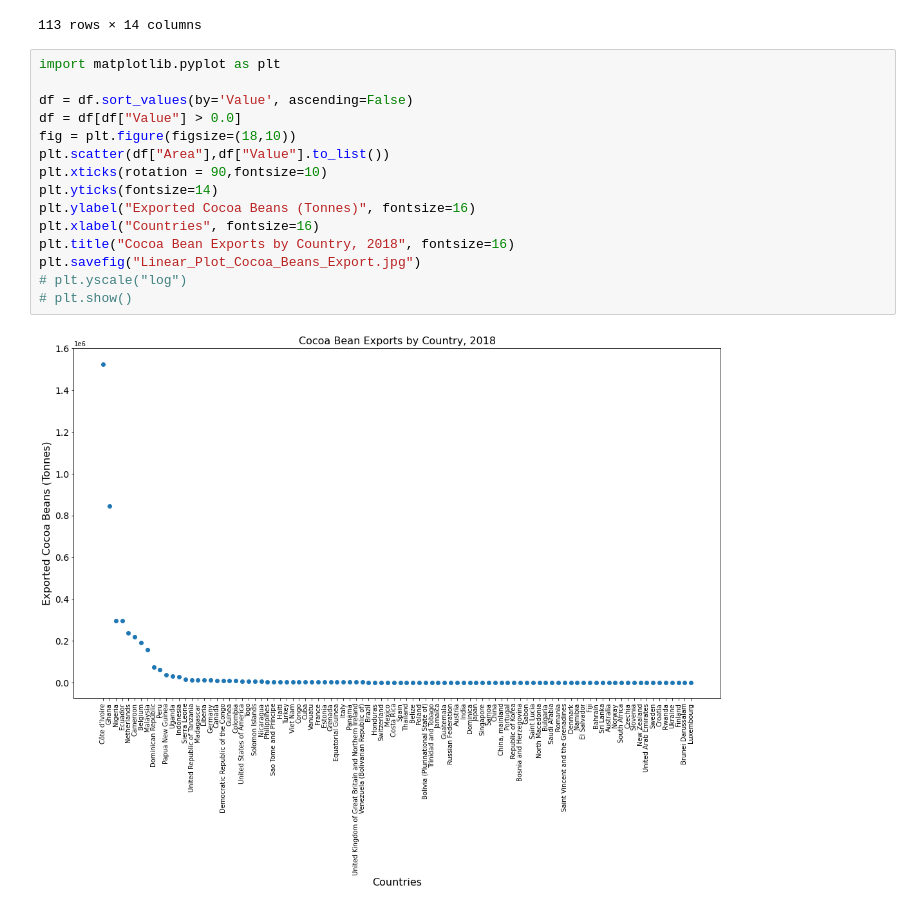
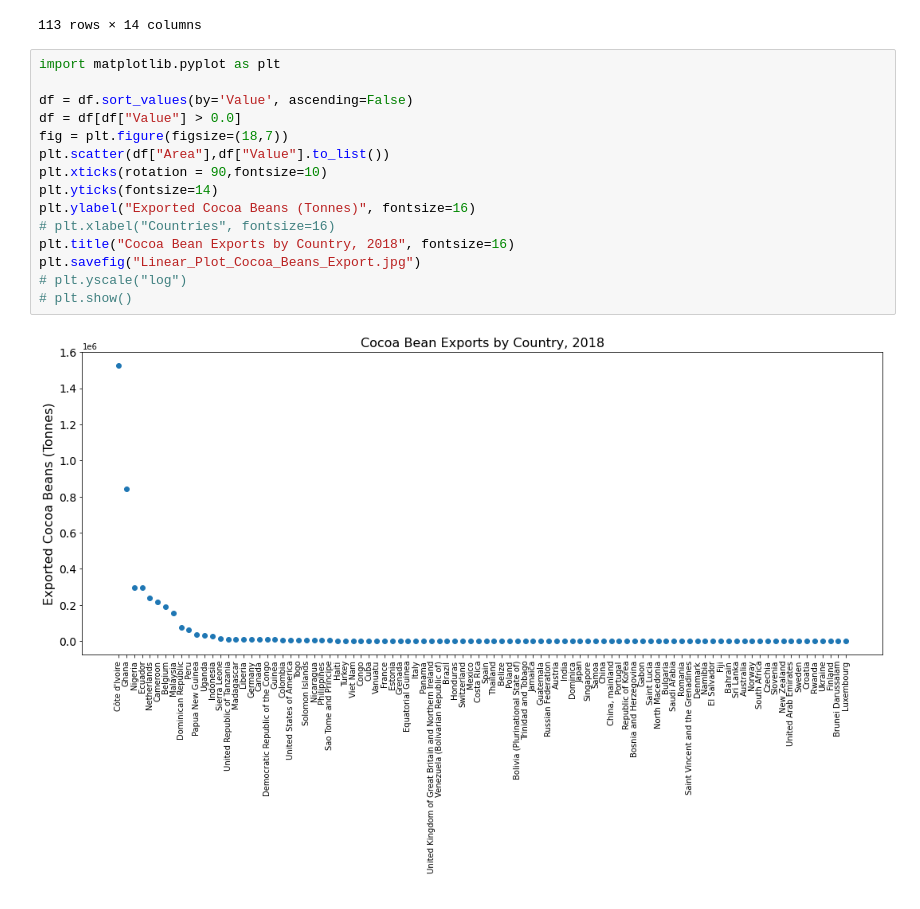
Before and after one commit to msu-cmse-courses/cmse201-S22-data, a Jupyter notebook: Day-13_NEW/Generate_Plots.ipynb, the cells around one changed output. Saved outputs shown, nothing was run; the diff lists cells and outputs as text.

Commit message:
Changed plots yet again

```diff
--- a/Day-13_NEW/Generate_Plots.ipynb
+++ b/Day-13_NEW/Generate_Plots.ipynb
@@ -20,18 +20,18 @@ df
 # %%
 import matplotlib.pyplot as plt
 
 df = df.sort_values(by='Value', ascending=False)
 df = df[df["Value"] > 0.0]
-fig = plt.figure(figsize=(18,10))
+fig = plt.figure(figsize=(18,7))
 plt.scatter(df["Area"],df["Value"].to_list())
 plt.xticks(rotation = 90,fontsize=10)
 plt.yticks(fontsize=14)
 plt.ylabel("Exported Cocoa Beans (Tonnes)", fontsize=16)
-plt.xlabel("Countries", fontsize=16)
+# plt.xlabel("Countries", fontsize=16)
 plt.title("Cocoa Bean Exports by Country, 2018", fontsize=16)
 plt.savefig("Linear_Plot_Cocoa_Beans_Export.jpg")
 # plt.yscale("log")
 # plt.show()
 # %% [output]
-[figure, old version]
+[figure, new version]
 # %%
```
Also changed, not shown: parts of 1 cell of this notebook, 2 other files.
